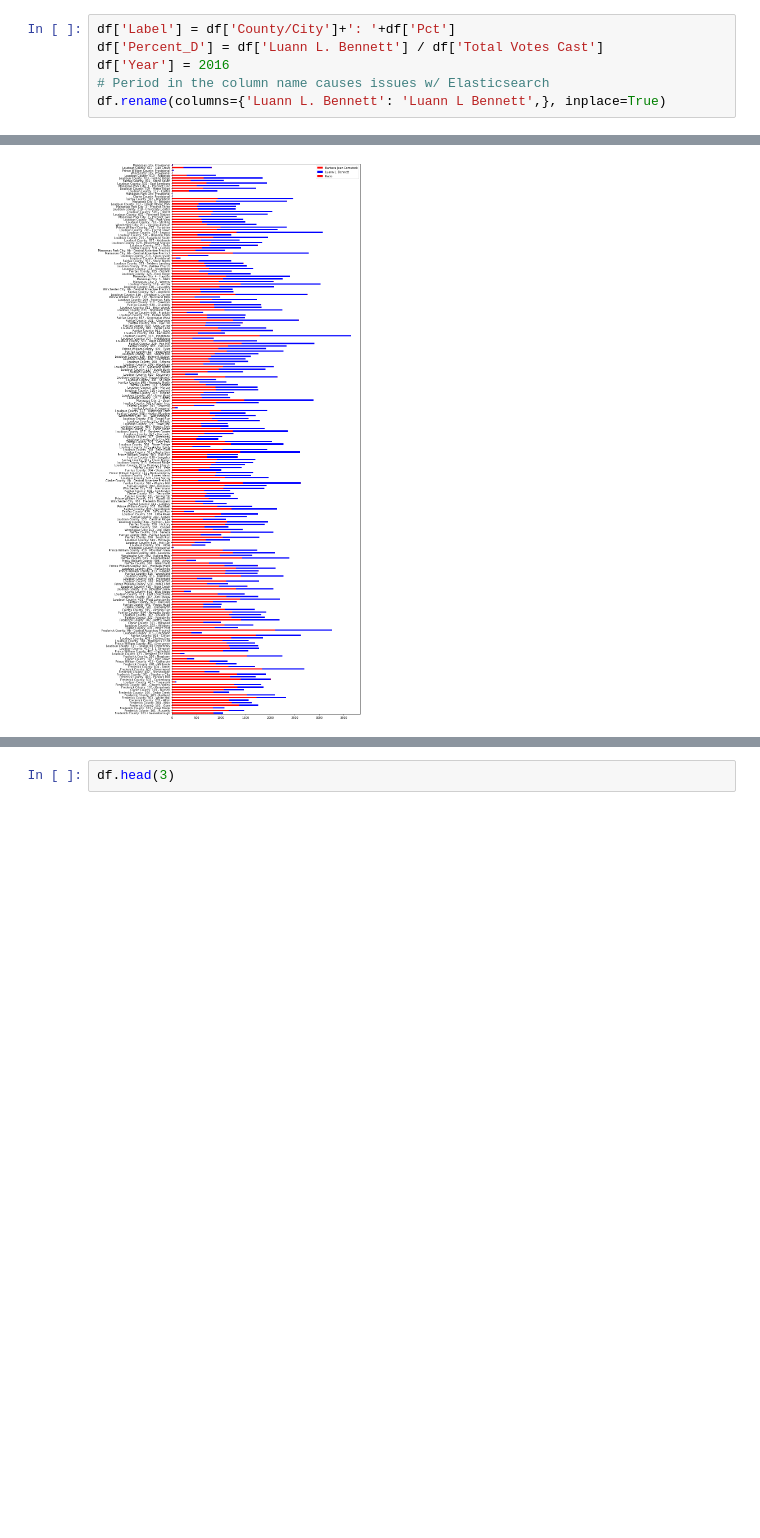
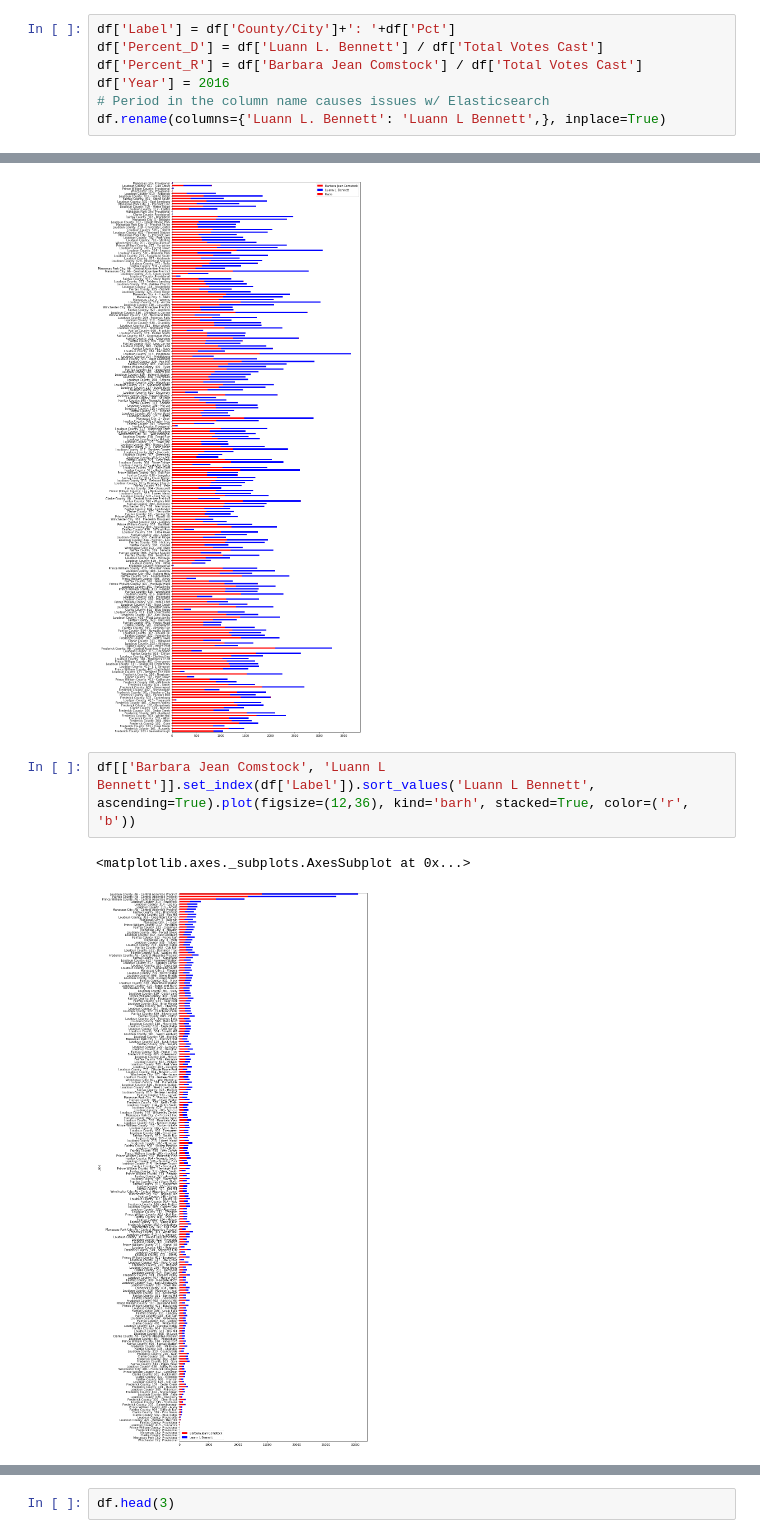
Before and after one commit to agussman/VA10, a Jupyter notebook: Election Results.ipynb, the cells around one changed output, grey strips where cells are left out. Saved outputs shown, nothing was run; the diff lists cells and outputs as text; blank space fills up the shorter version.

Commit message:
Added additional plots

```diff
--- a/Election Results.ipynb
+++ b/Election Results.ipynb
@@ -24,6 +25,7 @@ df = pd.read_csv('./data/Virginia_Elections_Database__2016_U_S_House_General_Ele
 # %%
 df['Label'] = df['County/City']+': '+df['Pct']
 df['Percent_D'] = df['Luann L. Bennett'] / df['Total Votes Cast']
+df['Percent_R'] = df['Barbara Jean Comstock'] / df['Total Votes Cast']
 df['Year'] = 2016
 # Period in the column name causes issues w/ Elasticsearch
 df.rename(columns={'Luann L. Bennett': 'Luann L Bennett',}, inplace=True)
@@ -190,3 +192,8 @@ df4.plot(figsize=(12,36), kind='barh', stacked=True, color=('r', 'b'))
 # %% [output]
 <matplotlib.axes._subplots.AxesSubplot at 0x...>
 [figure]
+# %%
+df[['Barbara Jean Comstock', 'Luann L Bennett']].set_index(df['Label']).sort_values('Luann L Bennett', ascending=True).plot(figsize=(12,36), kind='barh', stacked=True, color=('r', 'b'))
+# %% [output]
+<matplotlib.axes._subplots.AxesSubplot at 0x...>
+[figure, added]
```
Also changed, not shown: parts of 7 cells of this notebook.
